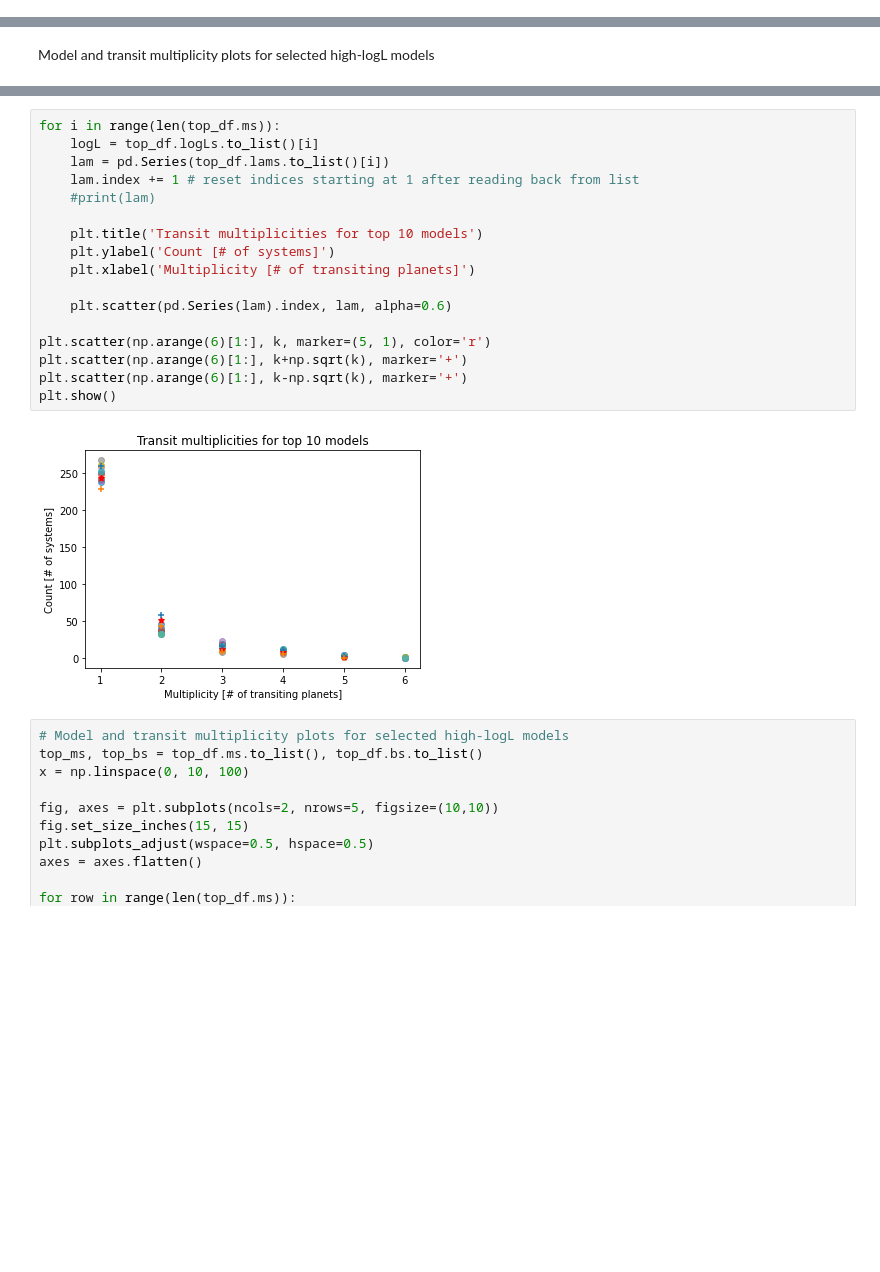
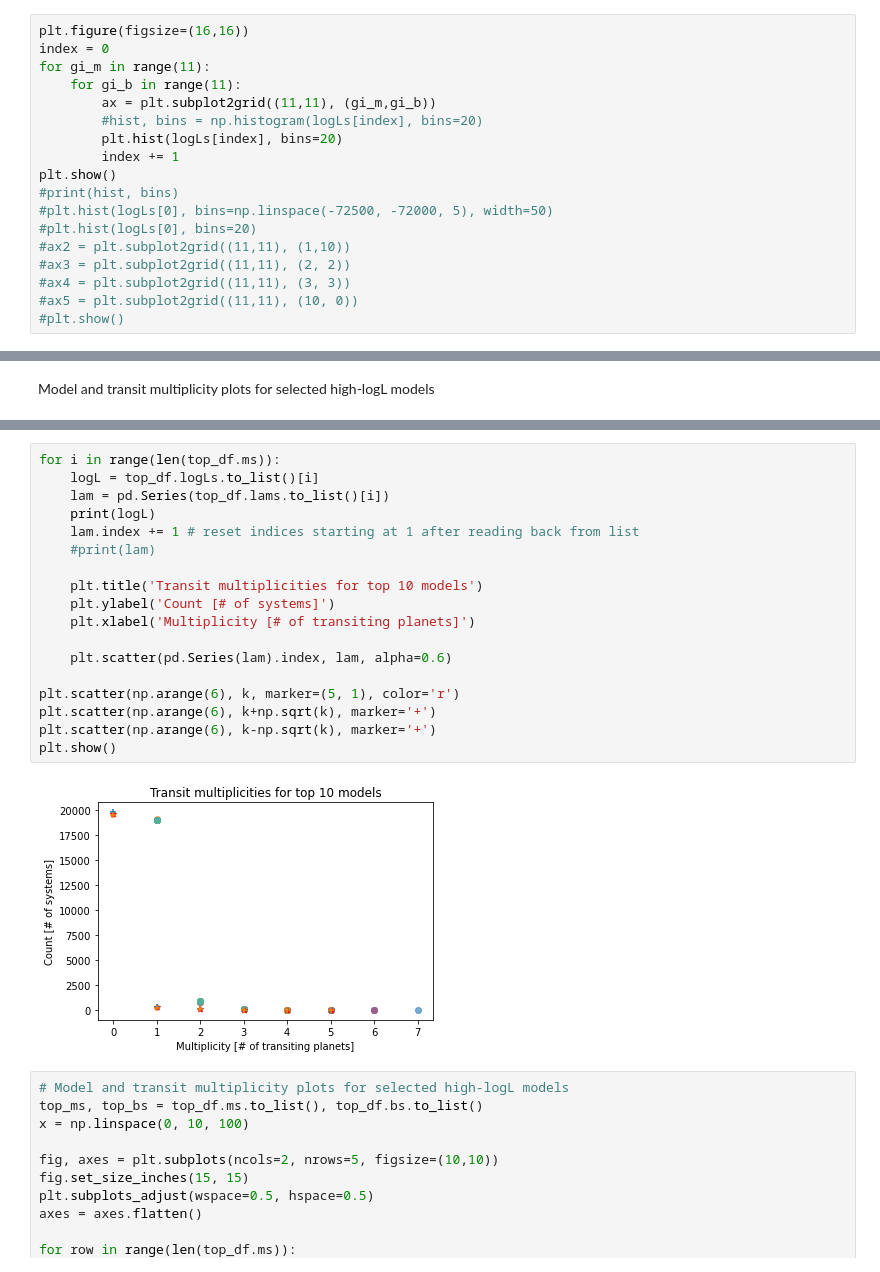
Before and after one commit to exoclam/sculpting, a Jupyter notebook: draw-from-data.ipynb, the cells around one changed output, grey strips where cells are left out. Cells and saved outputs as stored; diff of their text form; blank space fills up the shorter version.

Commit message:
Fressin and histogram logLs

```diff
--- a/draw-from-data.ipynb
+++ b/draw-from-data.ipynb
@@ -780,3 +926,21 @@ Transit durations and S/Ns look reasonable to first order
+# %%
+plt.figure(figsize=(16,16))
+index = 0
+for gi_m in range(11):
+    for gi_b in range(11):
+        ax = plt.subplot2grid((11,11), (gi_m,gi_b))
+        #hist, bins = np.histogram(logLs[index], bins=20)
+        plt.hist(logLs[index], bins=20)
+        index += 1
+plt.show()
+#print(hist, bins)
+#plt.hist(logLs[0], bins=np.linspace(-72500, -72000, 5), width=50)
+#plt.hist(logLs[0], bins=20)
+#ax2 = plt.subplot2grid((11,11), (1,10))
+#ax3 = plt.subplot2grid((11,11), (2, 2))
+#ax4 = plt.subplot2grid((11,11), (3, 3))
+#ax5 = plt.subplot2grid((11,11), (10, 0))
+#plt.show()
 # %% [markdown]
 #### Run loglike_direct_draw
 # %%
@@ -955,22 +1100,23 @@ plt.show()
 # %%
 for i in range(len(top_df.ms)):
     logL = top_df.logLs.to_list()[i]
     lam = pd.Series(top_df.lams.to_list()[i])
+    print(logL)
     lam.index += 1 # reset indices starting at 1 after reading back from list
     #print(lam)
 
     plt.title('Transit multiplicities for top 10 models')
     plt.ylabel('Count [# of systems]')
     plt.xlabel('Multiplicity [# of transiting planets]')
 
     plt.scatter(pd.Series(lam).index, lam, alpha=0.6)
 
-plt.scatter(np.arange(6)[1:], k, marker=(5, 1), color='r')
-plt.scatter(np.arange(6)[1:], k+np.sqrt(k), marker='+')
-plt.scatter(np.arange(6)[1:], k-np.sqrt(k), marker='+')
+plt.scatter(np.arange(6), k, marker=(5, 1), color='r')
+plt.scatter(np.arange(6), k+np.sqrt(k), marker='+')
+plt.scatter(np.arange(6), k-np.sqrt(k), marker='+')
 plt.show()
 # %% [output]
-[figure, old version]
+[figure, new version]
 # %%
 # Model and transit multiplicity plots for selected high-logL models
 top_ms, top_bs = top_df.ms.to_list(), top_df.bs.to_list()
```
Also changed, not shown: parts of 22 cells of this notebook.
